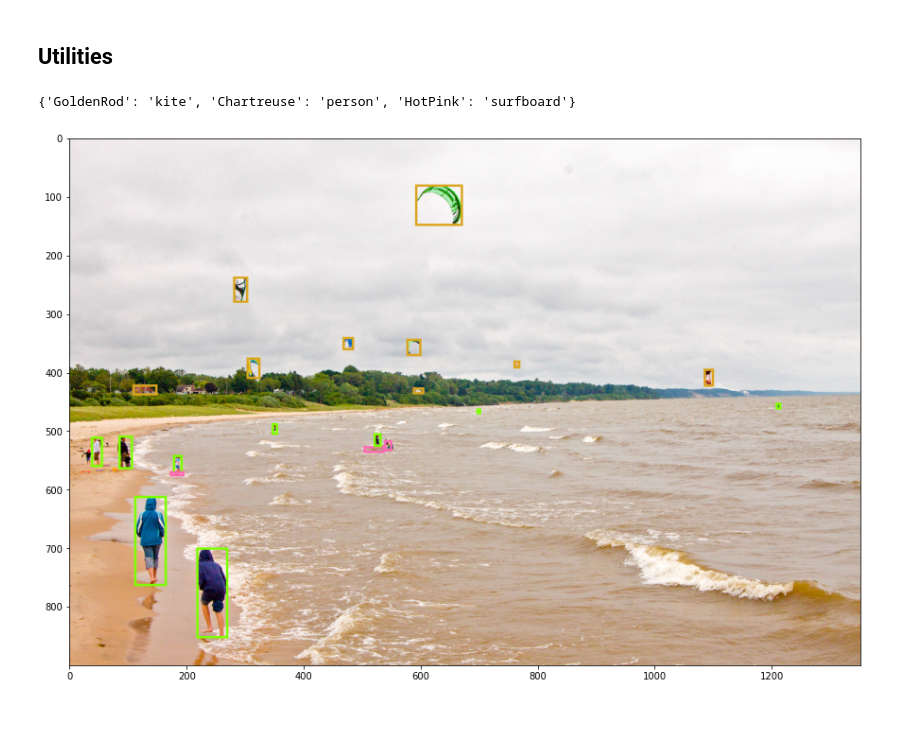
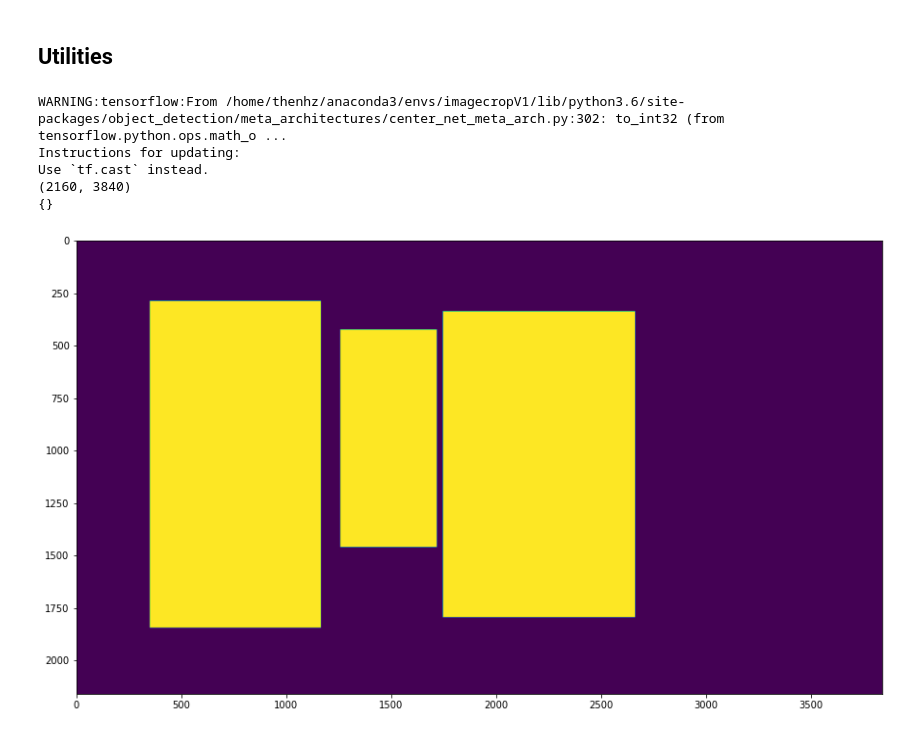
Before and after one commit to thenhz/imagecrop, a Jupyter notebook: test_1 refined.ipynb, the cells around one changed output. Saved outputs shown, nothing was run; the diff lists cells and outputs as text; code cells hidden in the pictures.

```diff
--- a/test_1 refined.ipynb
+++ b/test_1 refined.ipynb
@@ -90,32 +86,51 @@ plt.show()
 # %%
+image_path = '../data/imagecrop/fantastic-four-movie-wallpaper-ultra-hd-4k-70140.jpg'
+image_np = load_image_into_numpy_array(image_path)
+pil_im = Image.open(image_path)
 
-from matplotlib.pyplot import imshow
+detections, predictions_dict, shapes = model_instance.run_inference(image_np)
+#image_np_with_detections = model_instance.show_detections(image_np,detections)
+image_np_with_detections = model_instance.show_detections(image_np,detections)
+label_map_dict, label_map_path, category_index = model_instance.load_label_map()
 
 detected_classes_text = {}
 
-test_image = 'models/research/object_detection/test_images/image2.jpg'
-pil_im = Image.open(test_image)
+classes_weight = {
+    "kite": 100,
+    "person": 1,
+    "surfboard":1
+}
+
+#test_image = 'models/research/object_detection/test_images/image2.jpg'
+orig_im = Image.open(image_path)
 im_width, im_height = pil_im.size
+pil_im = Image.new('L', (im_width, im_height))
 
-draw = ImageDraw.Draw(pil_im)
+np_im = np.asarray(pil_im).copy()
+print(np_im.shape)
 
 scores = detections['detection_scores'][0].numpy()
+classes_detected = (detections['detection_classes'][0].numpy() + 1).astype(int)
 
 for idx, bbox in enumerate(detections['detection_boxes'][0].numpy()):
     if scores[idx] > 0.30:
-        box = tuple(bbox.tolist())
-        ymin, xmin, ymax, xmax = box
+        ymin, xmin, ymax, xmax = tuple(bbox.tolist())
         (left, right, top, bottom) = (xmin * im_width, xmax * im_width,
                                       ymin * im_height, ymax * im_height)
 
-        draw.rectangle(((left, top), (right, bottom)), width=4, outline=STANDARD_COLORS[classes_detected[idx]])
+        obj_score = classes_weight[category_index[classes_detected[idx]]['name']]
+        np_im[int(top):int(bottom),int(left):int(right)] = obj_score
 
-        detected_classes_text[STANDARD_COLORS[classes_detected[idx]]] = category_index[classes_detected[idx]]['name']
+        #detected_classes_text[STANDARD_COLORS[classes_detected[idx]]] = category_index[classes_detected[idx]]['name']
 
 plt.figure(figsize=(15,20))
-plt.imshow(pil_im)
+plt.imshow(np_im)
 
 print(detected_classes_text)
 # %% [output]
-{'GoldenRod': 'kite', 'Chartreuse': 'person', 'HotPink': 'surfboard'}
+WARNING:tensorflow:From /home/thenhz/anaconda3/envs/imagecropV1/lib/python3.6/site-packages/object_detection/meta_architectures/center_net_meta_arch.py:302: to_int32 (from tensorflow.python.ops.math_o ...
+Instructions for updating:
+Use `tf.cast` instead.
+(2160, 3840)
+{}
-[figure, old version]
+[figure, new version]
```
Also changed, not shown: parts of 8 cells of this notebook.
